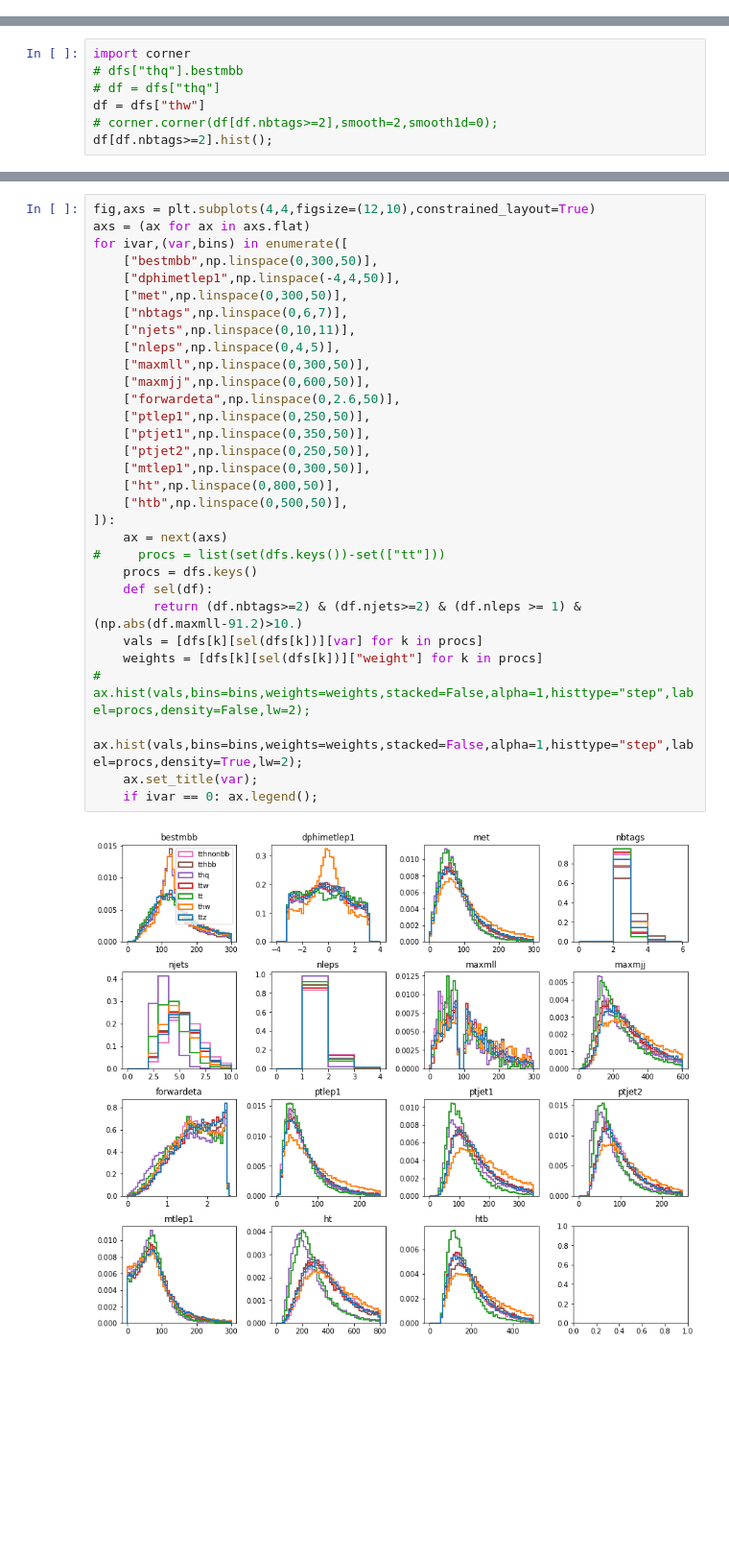
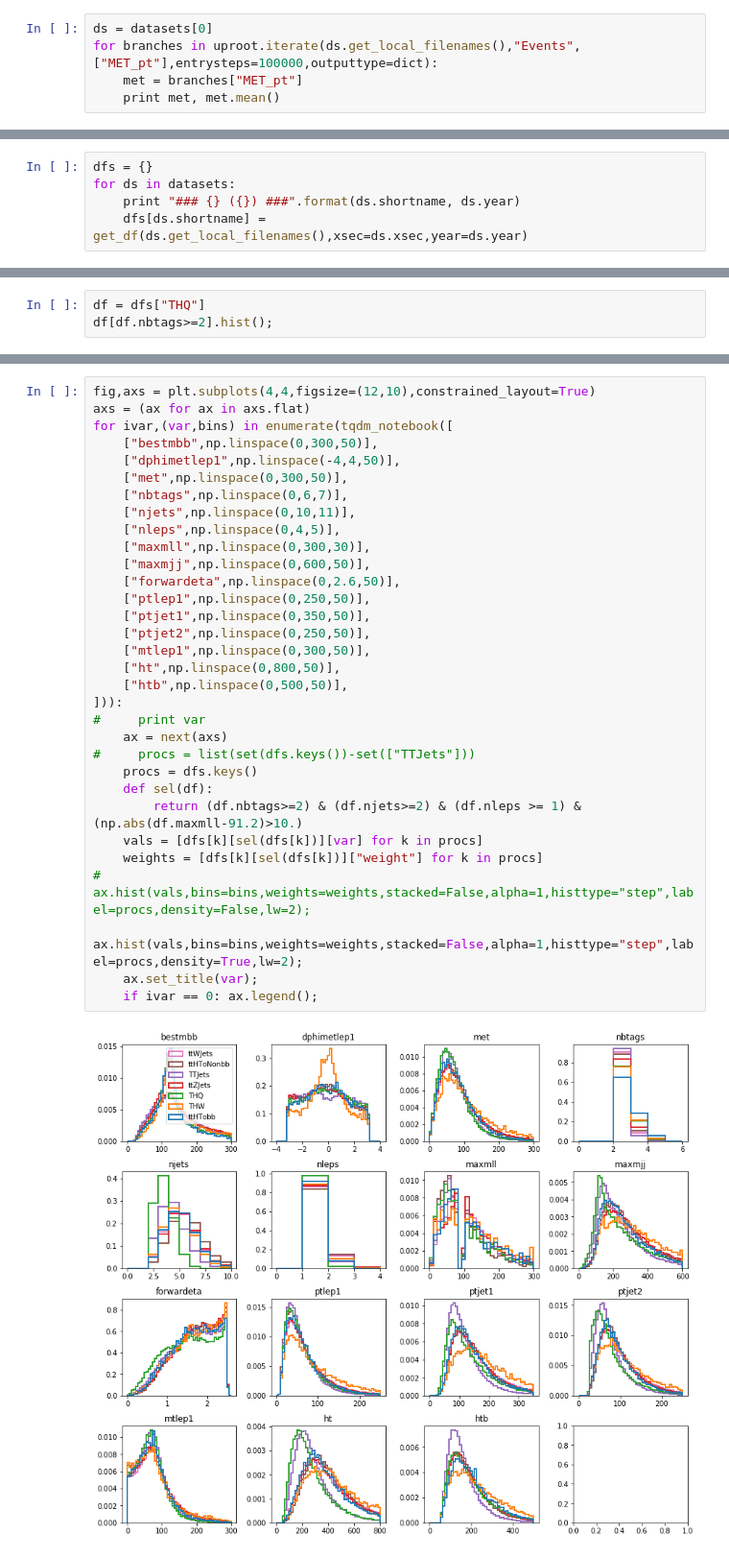
Before and after one commit to aminnj/miscnotebooks, a Jupyter notebook: singletophiggs/analysis.ipynb, the cells around one changed output, grey strips where cells are left out. Shown: that part at 96% size. Saved outputs shown, nothing was run; the diff lists cells and outputs as text; blank space fills up the shorter version.

```diff
--- a/singletophiggs/analysis.ipynb
+++ b/singletophiggs/analysis.ipynb
@@ -25,0 +248,5 @@ print mpl.__version__
+# %%
+ds = datasets[0]
+for branches in uproot.iterate(ds.get_local_filenames(),"Events",["MET_pt"],entrysteps=100000,outputtype=dict):
+    met = branches["MET_pt"]
+    print met, met.mean()
@@ -203,7 +369,0 @@ tthnonbb
-# %%
-import corner
-# dfs["thq"].bestmbb
-# df = dfs["thq"]
-df = dfs["thw"]
-# corner.corner(df[df.nbtags>=2],smooth=2,smooth1d=0);
-df[df.nbtags>=2].hist();
@@ -211,0 +405,5 @@ df[df.nbtags>=2].hist();
+# %%
+dfs = {}
+for ds in datasets:
+    print "### {} ({}) ###".format(ds.shortname, ds.year)
+    dfs[ds.shortname] = get_df(ds.get_local_filenames(),xsec=ds.xsec,year=ds.year)
@@ -211,0 +457,3 @@ df[df.nbtags>=2].hist();
+# %%
+df = dfs["THQ"]
+df[df.nbtags>=2].hist();
@@ -212,33 +462,34 @@ df[df.nbtags>=2].hist();
 # %%
 fig,axs = plt.subplots(4,4,figsize=(12,10),constrained_layout=True)
 axs = (ax for ax in axs.flat)
-for ivar,(var,bins) in enumerate([
+for ivar,(var,bins) in enumerate(tqdm_notebook([
     ["bestmbb",np.linspace(0,300,50)],
     ["dphimetlep1",np.linspace(-4,4,50)],
     ["met",np.linspace(0,300,50)],
     ["nbtags",np.linspace(0,6,7)],
     ["njets",np.linspace(0,10,11)],
     ["nleps",np.linspace(0,4,5)],
-    ["maxmll",np.linspace(0,300,50)],
+    ["maxmll",np.linspace(0,300,30)],
     ["maxmjj",np.linspace(0,600,50)],
     ["forwardeta",np.linspace(0,2.6,50)],
     ["ptlep1",np.linspace(0,250,50)],
     ["ptjet1",np.linspace(0,350,50)],
     ["ptjet2",np.linspace(0,250,50)],
     ["mtlep1",np.linspace(0,300,50)],
     ["ht",np.linspace(0,800,50)],
     ["htb",np.linspace(0,500,50)],
-]):
+])):
+#     print var
     ax = next(axs)
-#     procs = list(set(dfs.keys())-set(["tt"]))
+#     procs = list(set(dfs.keys())-set(["TTJets"]))
     procs = dfs.keys()
     def sel(df):
         return (df.nbtags>=2) & (df.njets>=2) & (df.nleps >= 1) & (np.abs(df.maxmll-91.2)>10.)
     vals = [dfs[k][sel(dfs[k])][var] for k in procs]
     weights = [dfs[k][sel(dfs[k])]["weight"] for k in procs]
 #     ax.hist(vals,bins=bins,weights=weights,stacked=False,alpha=1,histtype="step",label=procs,density=False,lw=2);
     ax.hist(vals,bins=bins,weights=weights,stacked=False,alpha=1,histtype="step",label=procs,density=True,lw=2);
     ax.set_title(var);
     if ivar == 0: ax.legend();
 # %% [output]
-[figure, old version]
+[figure, new version]
```
Also changed, not shown: parts of 34 cells of this notebook.
